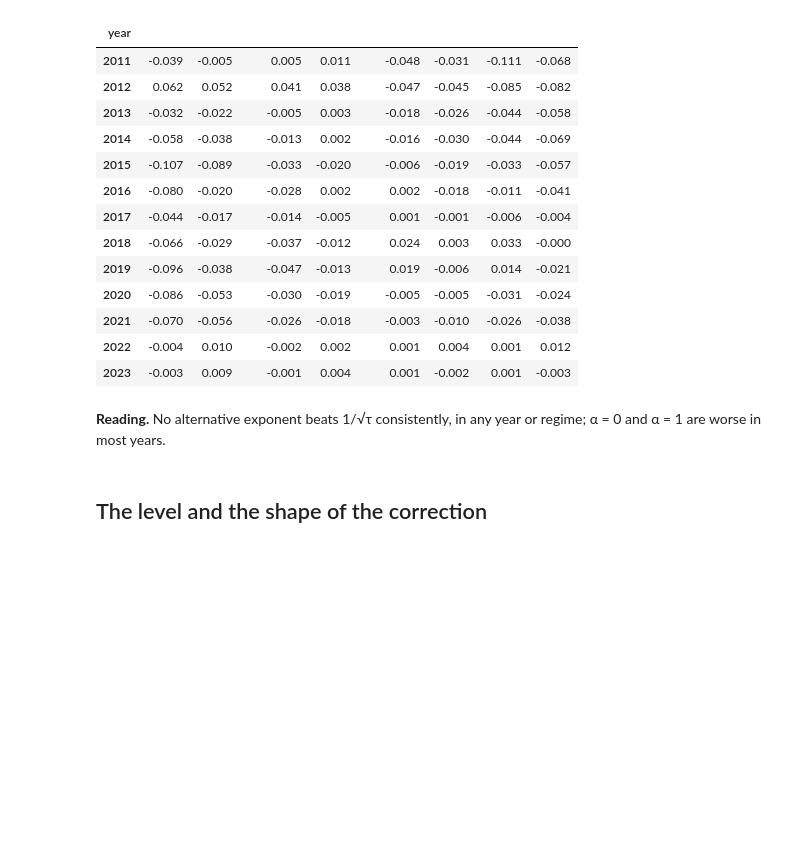
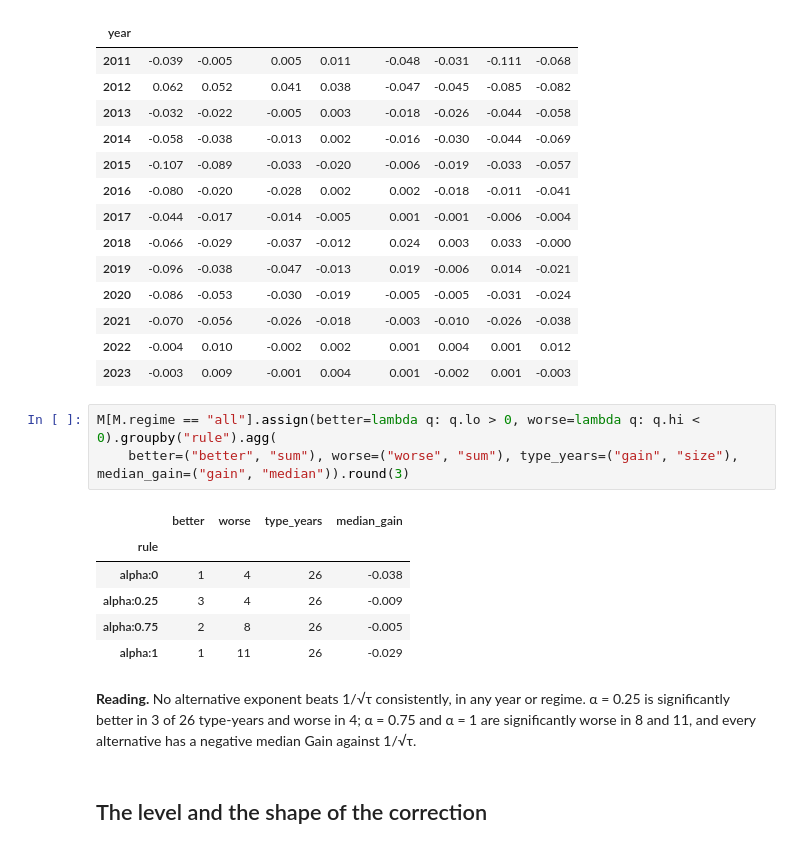
Before and after one commit to biswajit-nag/hull-white-delta-spx, a Jupyter notebook: notebooks/09_stress_stability_and_interpretation.ipynb, the cells around one changed output. Drawn from its saved outputs; the diff is of its cells as text; blank space fills up the shorter version.

```diff
--- a/notebooks/09_stress_stability_and_interpretation.ipynb
+++ b/notebooks/09_stress_stability_and_interpretation.ipynb
@@ -154,8 +165,18 @@ M[M.regime == "all"].pivot_table(index="year", columns=["rule", "cp"], values="g
 | 2021 | -0.070 | -0.056 | -0.026 | -0.018 | -0.003 | -0.010 | -0.026 | -0.038 |
 | 2022 | -0.004 | 0.010 | -0.002 | 0.002 | 0.001 | 0.004 | 0.001 | 0.012 |
 | 2023 | -0.003 | 0.009 | -0.001 | 0.004 | 0.001 | -0.002 | 0.001 | -0.003 |
+# %%
+M[M.regime == "all"].assign(better=lambda q: q.lo > 0, worse=lambda q: q.hi < 0).groupby("rule").agg(
+    better=("better", "sum"), worse=("worse", "sum"), type_years=("gain", "size"), median_gain=("gain", "median")).round(3)
+# %% [output]
+|  | better | worse | type_years | median_gain |
+| rule |  |  |  |  |
+| alpha:0 | 1 | 4 | 26 | -0.038 |
+| alpha:0.25 | 3 | 4 | 26 | -0.009 |
+| alpha:0.75 | 2 | 8 | 26 | -0.005 |
+| alpha:1 | 1 | 11 | 26 | -0.029 |
 # %% [markdown]
-**Reading.** No alternative exponent beats 1/√τ consistently, in any year or regime; α = 0 and α = 1 are worse in most years.
+**Reading.** No alternative exponent beats 1/√τ consistently, in any year or regime. α = 0.25 is significantly better in 3 of 26 type-years and worse in 4; α = 0.75 and α = 1 are significantly worse in 8 and 11, and every alternative has a negative median Gain against 1/√τ.
 # %% [markdown]
 ## The level and the shape of the correction
 # %%
```
Also changed, not shown: parts of 10 cells of this notebook, 17 other files.
